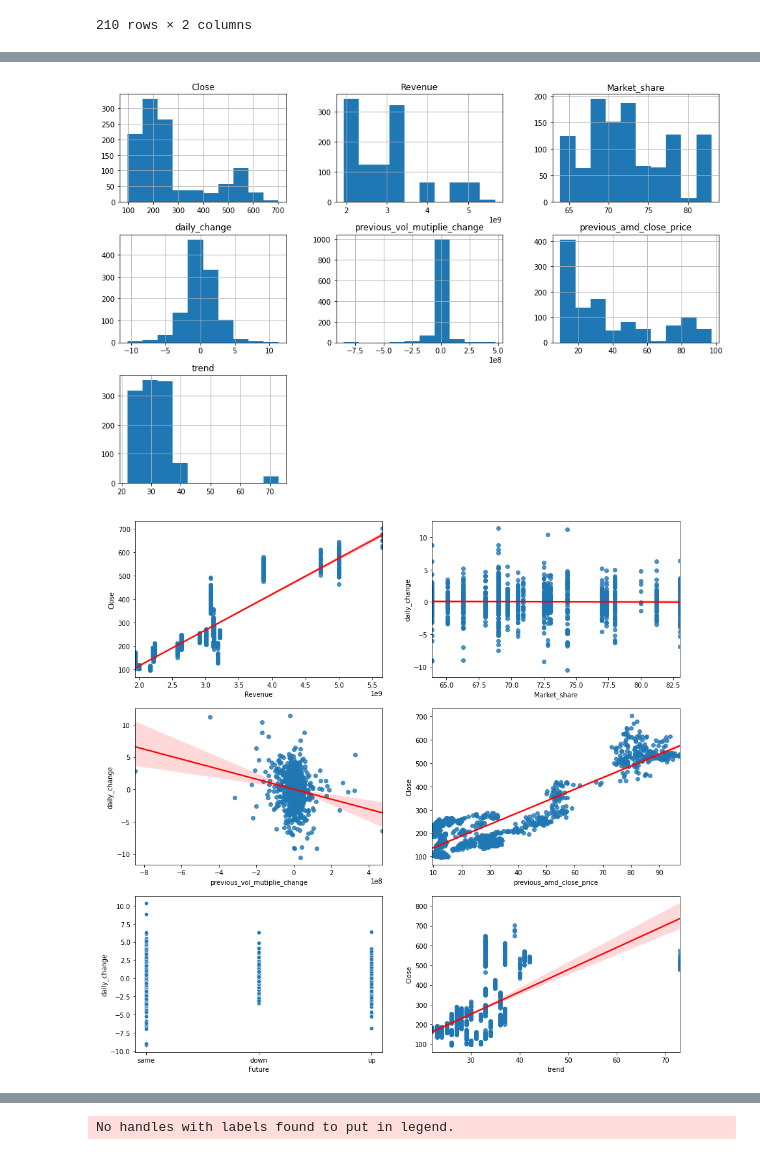
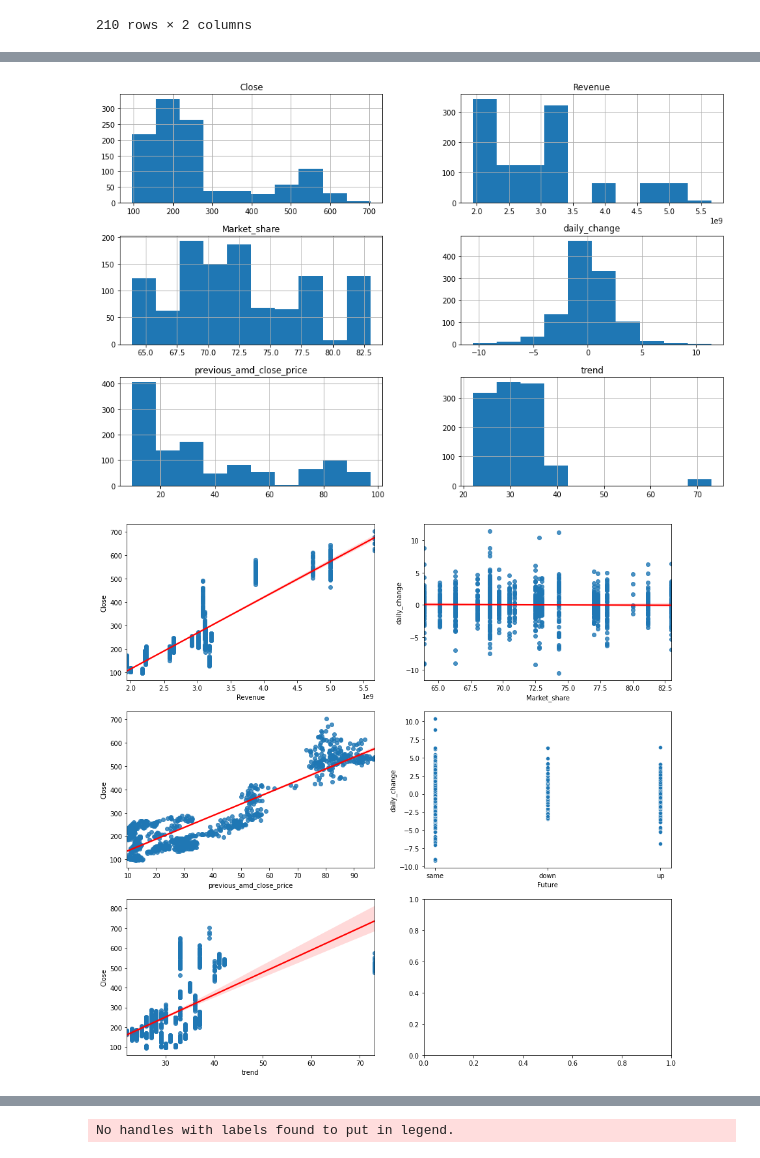
Before and after one commit to jayce7376/Nvidia_Stock_Prediction, a Jupyter notebook: notebook.ipynb, the cells around one changed output, grey strips where cells are left out. Saved outputs shown, nothing was run; the diff lists cells and outputs as text; code cells hidden in the pictures.

```diff
--- a/notebook.ipynb
+++ b/notebook.ipynb
@@ -47,8 +48,7 @@ nvidia
 # %%
 nvidia['daily_change'] = (nvidia.Close - nvidia.Open) / nvidia.Open * 100
 # %%
-nvidia['previous_vol_mutiplie_change'] = nvidia.daily_change * nvidia.Volume
-nvidia['previous_vol_mutiplie_change'] = nvidia['previous_vol_mutiplie_change'].shift(1)
+nvidia['daily_change'] = nvidia['daily_change'].shift(1)
 nvidia.drop(columns=['Volume', 'Open', 'High', 'Low', 'Adj Close'], inplace=True)
 nvidia1 = nvidia['Revenue'].str.strip('$').str.extract(r'(\d+\.\d+)([BM]+)')
 nvidia['Revenue'] = nvidia1[0].astype(float) * nvidia1[1].map({'B': 1000000000, 'M':1000000})
@@ -147,27 +147,25 @@ fig, ax = plt.subplots(figsize = (15,10))
 nvidia.hist(bins = 10, ax=ax)
 fig.savefig('./images/variables_distribution.png')
 # %% [output]
-[figure, old version]
+[figure, new version]
 # %%
 # create regression plots to check the relationship between price and other variables
 fig, axes = plt.subplots(3, 2, figsize=(15,15))
 ax1 = axes[0][0]
 ax2 = axes[0][1]
 ax3 = axes[1][0]
 ax4 = axes[1][1]
 ax5 = axes[2][0]
-ax6 = axes[2][1]
 X = nvidia.drop('Close', axis = 1)
 y = nvidia['Close']
 sns.regplot(x=X['Revenue'], y=y, line_kws={"color": "red"}, ax=ax1)
 sns.regplot(x=X['Market_share'], y=X['daily_change'], line_kws={"color": "red"}, ax=ax2)
-sns.regplot(x=X['previous_vol_mutiplie_change'], y=X['daily_change'], line_kws={"color": "red"}, ax=ax3)
-sns.regplot(x=X['previous_amd_close_price'], y=y, line_kws={"color": "red"}, ax=ax4)
-sns.scatterplot(x=X['Future'], y=X['daily_change'], ax=ax5)
-sns.regplot(x=X['trend'], y=y, line_kws={"color": "red"}, ax=ax6)
+sns.regplot(x=X['previous_amd_close_price'], y=y, line_kws={"color": "red"}, ax=ax3)
+sns.scatterplot(x=X['Future'], y=X['daily_change'], ax=ax4)
+sns.regplot(x=X['trend'], y=y, line_kws={"color": "red"}, ax=ax5)
 fig.savefig('./images/close_variables_relationship.png')
 # %% [output]
-[figure, old version]
+[figure, new version]
 # %%
 nvidia.info()
 # %% [output]
```
Also changed, not shown: parts of 18 cells of this notebook, 2 other files.
